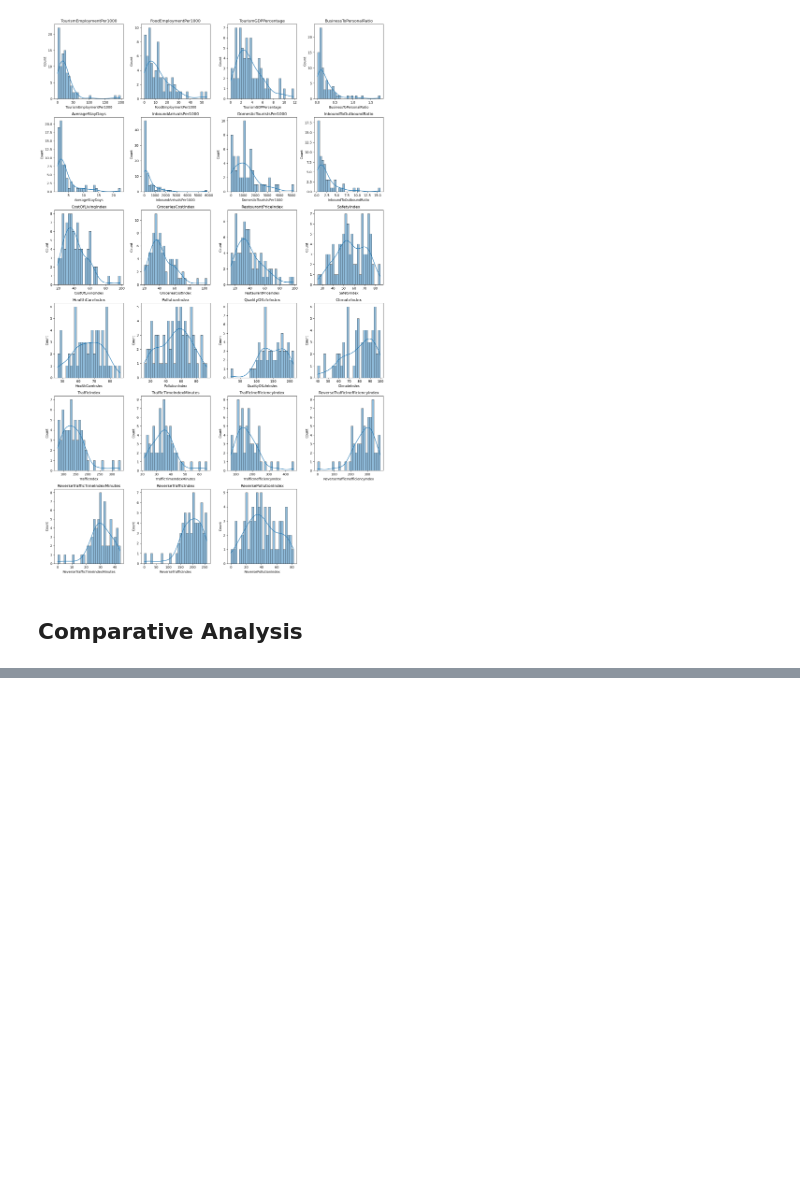
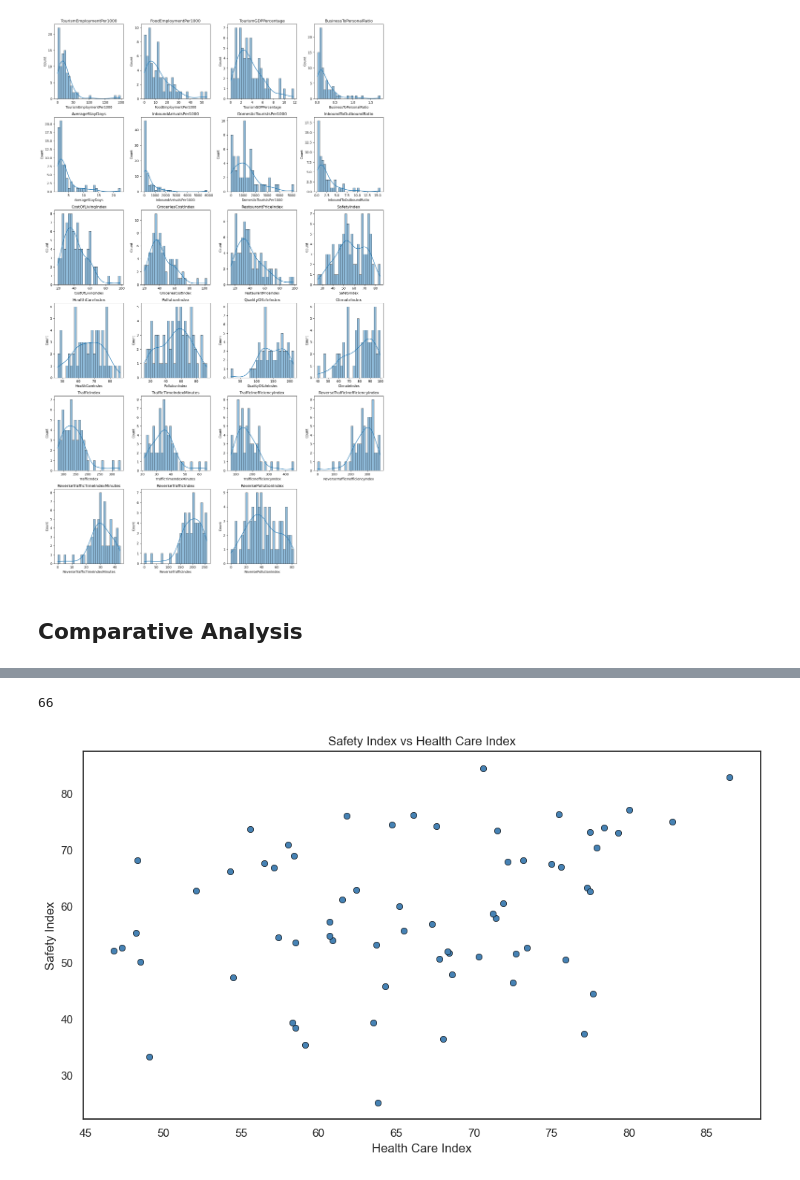
Before and after one commit to IuliaBunescu/tourism_clustering_project, a Jupyter notebook: EDA/eda.ipynb, the cells around one changed output, grey strips where cells are left out. Saved outputs shown, nothing was run; the diff lists cells and outputs as text; code cells hidden in the pictures; blank space fills up the shorter version.

Commit message:
Add plots and correlation exploration for Safety Index vs Health Care Index

```diff
--- a/EDA/eda.ipynb
+++ b/EDA/eda.ipynb
@@ -119,0 +126,3 @@ plt.show()
+# %%
+df = pd.read_csv("../Data/final_dataset.csv")
+df.head()
@@ -119,0 +137,27 @@ plt.show()
+# %%
+# Select relevant columns and drop rows with NaN values in either column
+subset = df[['CountryName', 'SafetyIndex', 'HealthCareIndex']].dropna()
+print(subset.shape[0])
+# %% [output]
+66
+# %%
+# Scatter plot
+# Set seaborn theme with white background
+sns.set_theme(style="white")
+
+# Create a clearer scatter plot with uniform dot color
+plt.figure(figsize=(10, 6))
+scatter_plot = sns.scatterplot(
+    data=subset,
+    x='HealthCareIndex',
+    y='SafetyIndex',
+    color='steelblue',
+    edgecolor='black'
+)
+plt.title('Safety Index vs Health Care Index')
+plt.xlabel('Health Care Index')
+plt.ylabel('Safety Index')
+plt.tight_layout()
+plt.show()
+# %% [output]
+[figure, added]
```
Also changed, not shown: parts of 7 cells of this notebook.
